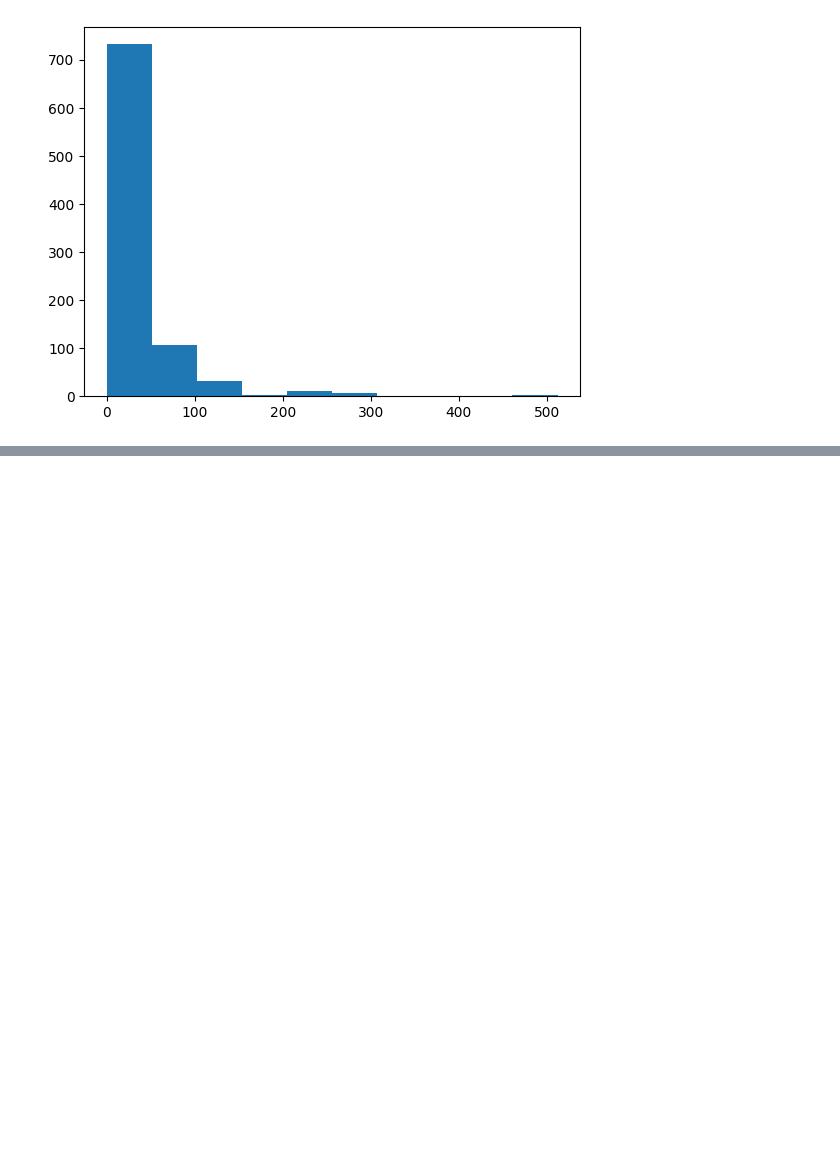
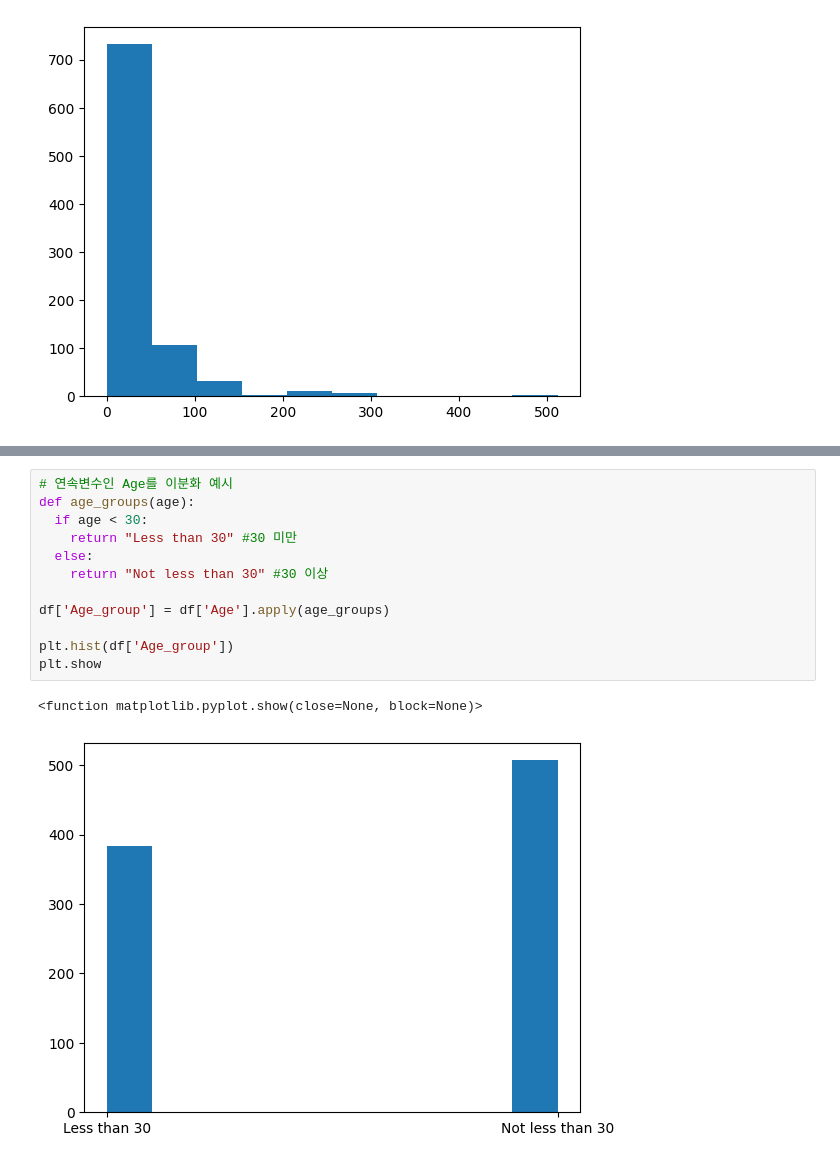
Before and after one commit to heyitsmialee/Learning-Logs, a Jupyter notebook: Correlation_Coefficients.ipynb, the cells around one changed output, grey strips where cells are left out. Drawn from its saved outputs; the diff is of its cells as text; blank space fills up the shorter version.

```diff
--- a/Correlation_Coefficients.ipynb
+++ b/Correlation_Coefficients.ipynb
@@ -212,0 +228,15 @@ pointbiserialcorr1, pointbiserialcorr2
+# %%
+# 연속변수인 Age를 이분화 예시
+def age_groups(age):
+  if age < 30:
+    return "Less than 30" #30 미만
+  else:
+    return "Not less than 30" #30 이상
+
+df['Age_group'] = df['Age'].apply(age_groups)
+
+plt.hist(df['Age_group'])
+plt.show
+# %% [output]
+<function matplotlib.pyplot.show(close=None, block=None)>
+[figure, added]
```
Also changed, not shown: parts of 10 cells of this notebook.
